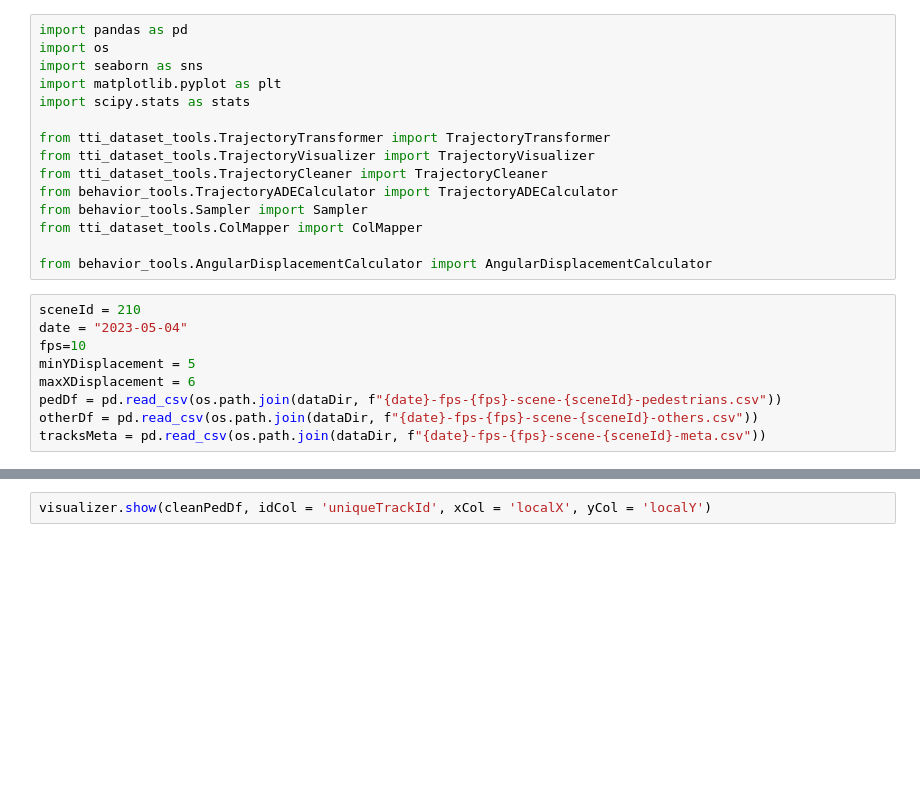
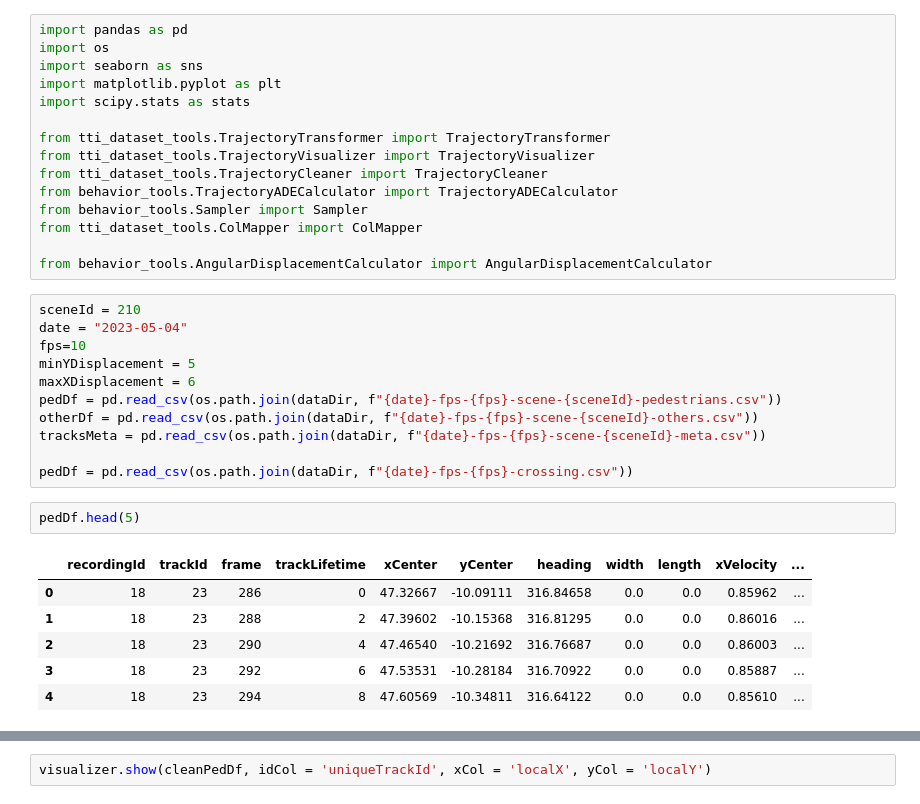
Before and after one commit to BUET-AV/behavior-hypotheses, a Jupyter notebook: src/notebooks/max-heading-diff.ipynb, the cells around one changed output, grey strips where cells are left out. Drawn from its saved outputs; the diff is of its cells as text; blank space fills up the shorter version.

```diff
--- a/src/notebooks/max-heading-diff.ipynb
+++ b/src/notebooks/max-heading-diff.ipynb
@@ -41,6 +41,17 @@ maxXDisplacement = 6
 pedDf = pd.read_csv(os.path.join(dataDir, f"{date}-fps-{fps}-scene-{sceneId}-pedestrians.csv"))
 otherDf = pd.read_csv(os.path.join(dataDir, f"{date}-fps-{fps}-scene-{sceneId}-others.csv"))
 tracksMeta = pd.read_csv(os.path.join(dataDir, f"{date}-fps-{fps}-scene-{sceneId}-meta.csv"))
+
+pedDf = pd.read_csv(os.path.join(dataDir, f"{date}-fps-{fps}-crossing.csv"))
+# %%
+pedDf.head(5)
+# %% [output]
+|  | recordingId | trackId | frame | trackLifetime | xCenter | yCenter | heading | width | length | xVelocity | ... |
+| 0 | 18 | 23 | 286 | 0 | 47.32667 | -10.09111 | 316.84658 | 0.0 | 0.0 | 0.85962 | ... |
+| 1 | 18 | 23 | 288 | 2 | 47.39602 | -10.15368 | 316.81295 | 0.0 | 0.0 | 0.86016 | ... |
+| 2 | 18 | 23 | 290 | 4 | 47.46540 | -10.21692 | 316.76687 | 0.0 | 0.0 | 0.86003 | ... |
+| 3 | 18 | 23 | 292 | 6 | 47.53531 | -10.28184 | 316.70922 | 0.0 | 0.0 | 0.85887 | ... |
+| 4 | 18 | 23 | 294 | 8 | 47.60569 | -10.34811 | 316.64122 | 0.0 | 0.0 | 0.85610 | ... |
 # %%
 visualizer = TrajectoryVisualizer()
 adeCalculator = TrajectoryADECalculator()
```
Also changed, not shown: parts of 3 cells of this notebook, 4 other files.
